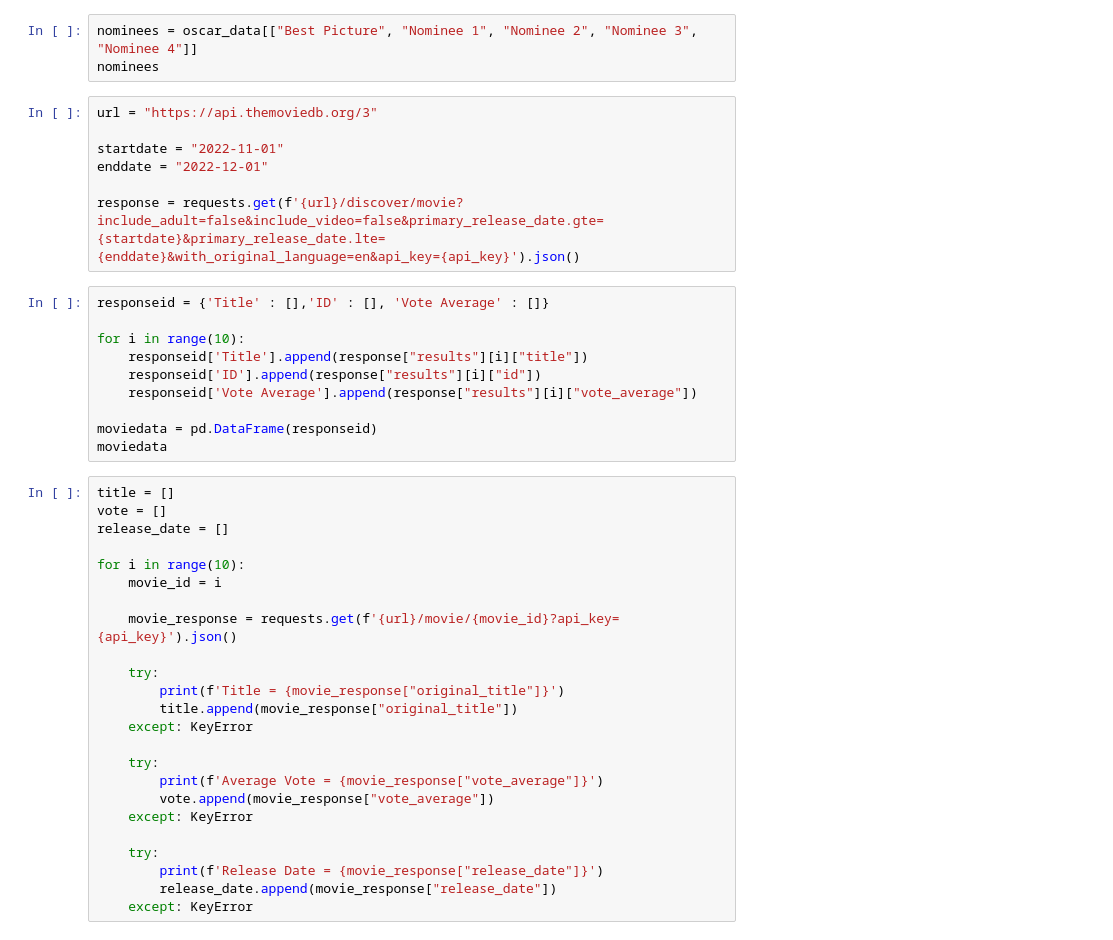
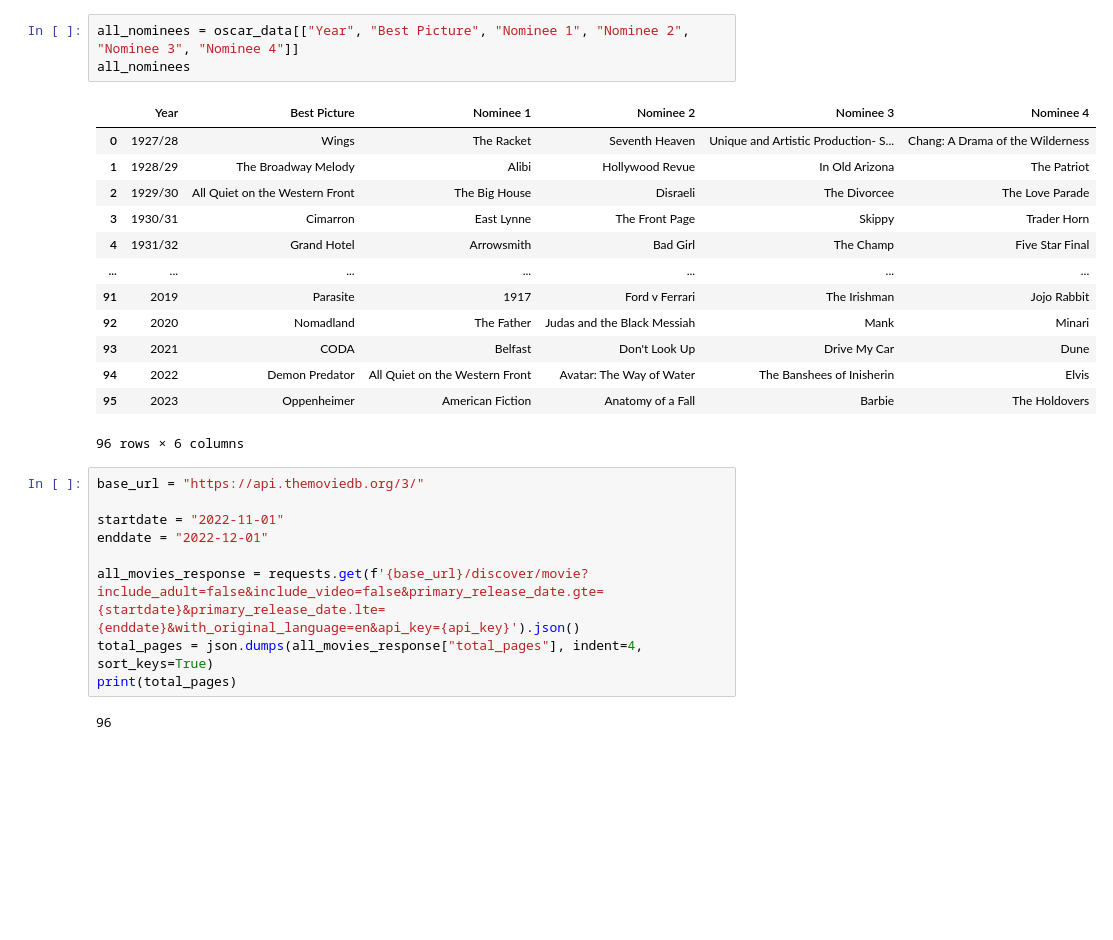
Before and after one commit to jamieah80/group-project-one, a Jupyter notebook: main.ipynb, the cells around one changed output. Saved outputs shown, nothing was run; the diff lists cells and outputs as text; blank space fills up the shorter version.

```diff
--- a/main.ipynb
+++ b/main.ipynb
@@ -19,44 +21,28 @@ oscar_data.head()
 # %%
-nominees = oscar_data[["Best Picture", "Nominee 1", "Nominee 2", "Nominee 3", "Nominee 4"]]
-nominees
+all_nominees = oscar_data[["Year", "Best Picture", "Nominee 1", "Nominee 2", "Nominee 3", "Nominee 4"]]
+all_nominees
+# %% [output]
+|  | Year | Best Picture | Nominee 1 | Nominee 2 | Nominee 3 | Nominee 4 |
+| 0 | 1927/28 | Wings | The Racket | Seventh Heaven | Unique and Artistic Production- S... | Chang: A Drama of the Wilderness |
+| 1 | 1928/29 | The Broadway Melody | Alibi | Hollywood Revue | In Old Arizona | The Patriot |
+| 2 | 1929/30 | All Quiet on the Western Front | The Big House | Disraeli | The Divorcee | The Love Parade |
+| 3 | 1930/31 | Cimarron | East Lynne | The Front Page | Skippy | Trader Horn |
+| 4 | 1931/32 | Grand Hotel | Arrowsmith | Bad Girl | The Champ | Five Star Final |
+| ... | ... | ... | ... | ... | ... | ... |
+| 91 | 2019 | Parasite | 1917 | Ford v Ferrari | The Irishman | Jojo Rabbit |
+| 92 | 2020 | Nomadland | The Father | Judas and the Black Messiah | Mank | Minari |
+| 93 | 2021 | CODA | Belfast | Don't Look Up | Drive My Car | Dune |
+| 94 | 2022 | Demon Predator | All Quiet on the Western Front | Avatar: The Way of Water | The Banshees of Inisherin | Elvis |
+| 95 | 2023 | Oppenheimer | American Fiction | Anatomy of a Fall | Barbie | The Holdovers |
+96 rows × 6 columns
 # %%
-url = "https://api.themoviedb.org/3"
+base_url = "https://api.themoviedb.org/3/"
 
 startdate = "2022-11-01"
 enddate = "2022-12-01"
 
-response = requests.get(f'{url}/discover/movie?include_adult=false&include_video=false&primary_release_date.gte={startdate}&primary_release_date.lte={enddate}&with_original_language=en&api_key={api_key}').json()
+all_movies_response = requests.get(f'{base_url}/discover/movie?include_adult=false&include_video=false&primary_release_date.gte={startdate}&primary_release_date.lte={enddate}&with_original_language=en&api_key={api_key}').json()
+total_pages = json.dumps(all_movies_response["total_pages"], indent=4, sort_keys=True)
+print(total_pages)
+# %% [output]
+96
-# %%
-responseid = {'Title' : [],'ID' : [], 'Vote Average' : []}
-
-for i in range(10):
-    responseid['Title'].append(response["results"][i]["title"])
-    responseid['ID'].append(response["results"][i]["id"])
-    responseid['Vote Average'].append(response["results"][i]["vote_average"])
-
-moviedata = pd.DataFrame(responseid)
-moviedata
-# %%
-title = []
-vote = []
-release_date = []
-
-for i in range(10):
-    movie_id = i
-
-    movie_response = requests.get(f'{url}/movie/{movie_id}?api_key={api_key}').json()
-
-    try:
-        print(f'Title = {movie_response["original_title"]}')
-        title.append(movie_response["original_title"])
-    except: KeyError
-
-    try:
-        print(f'Average Vote = {movie_response["vote_average"]}')
-        vote.append(movie_response["vote_average"])
-    except: KeyError
-
-    try:
-        print(f'Release Date = {movie_response["release_date"]}')
-        release_date.append(movie_response["release_date"])
-    except: KeyError
```
Also changed, not shown: parts of 11 cells of this notebook, 1 other file.
